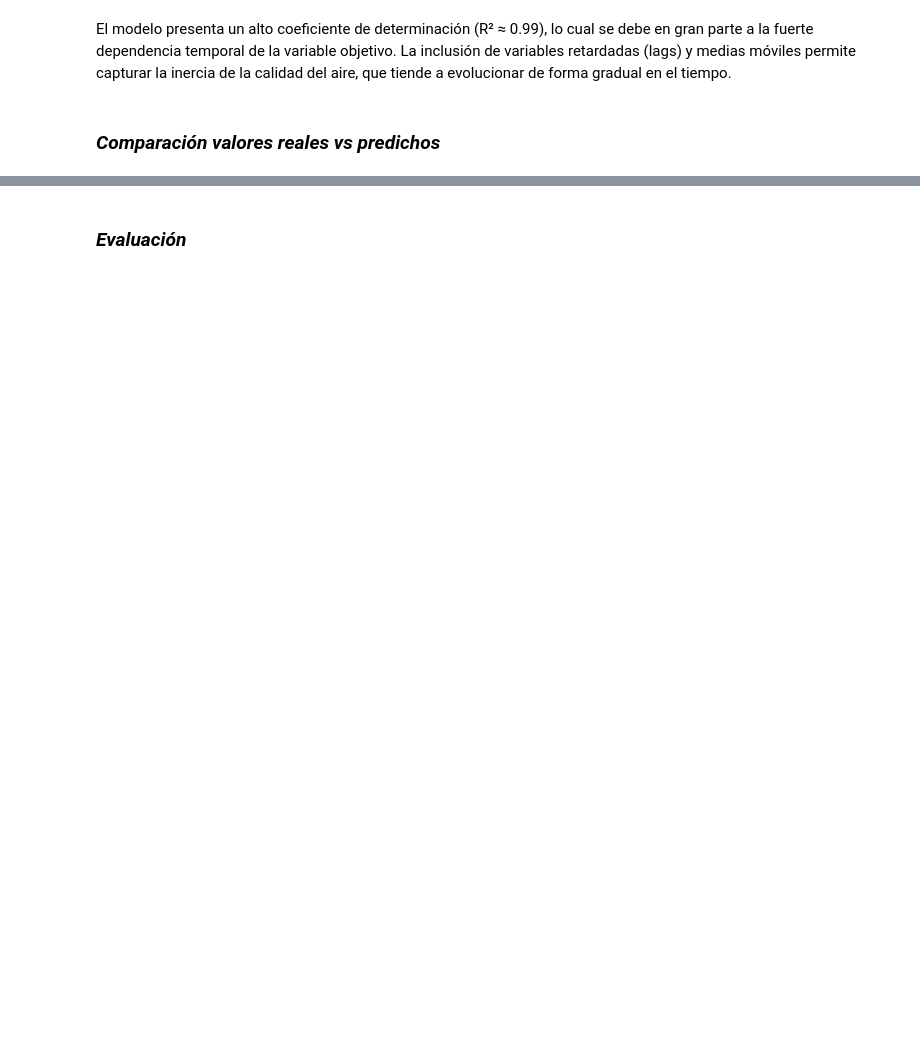
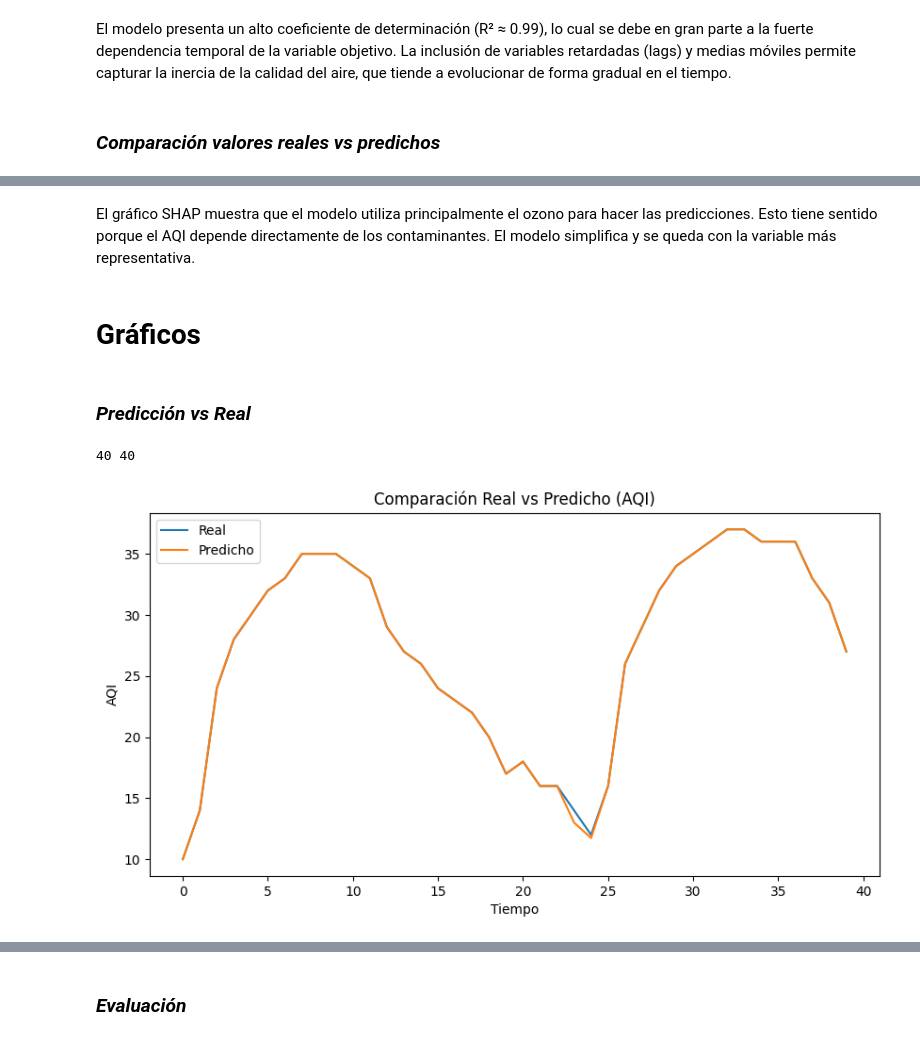
Before and after one commit to GuillenteN/Air-Quality-AI-Predictor, a Jupyter notebook: notebooks/proyecto.ipynb, the cells around one changed output, grey strips where cells are left out. Cells and saved outputs as stored; diff of their text form; code cells hidden in the pictures; blank space fills up the shorter version.

```diff
--- a/notebooks/proyecto.ipynb
+++ b/notebooks/proyecto.ipynb
@@ -763,0 +608,23 @@ y_pred = model.predict(X_test)
+# %% [markdown]
+El gráfico SHAP muestra que el modelo utiliza principalmente el ozono para hacer las predicciones. Esto tiene sentido porque el AQI depende directamente de los contaminantes. El modelo simplifica y se queda con la variable más representativa.
+# %% [markdown]
+# **Gráficos**
+# %% [markdown]
+### ***Predicción vs Real***
+# %%
+# Vuelve a predecir justo antes del gráfico
+y_pred = model.predict(X_test_scaled)
+
+print(len(y_test), len(y_pred))
+
+plt.figure(figsize=(10,5))
+plt.plot(y_test.values[:100], label="Real")
+plt.plot(y_pred[:100], label="Predicho")
+plt.legend()
+plt.title("Comparación Real vs Predicho (AQI)")
+plt.xlabel("Tiempo")
+plt.ylabel("AQI")
+plt.show()
+# %% [output]
+40 40
+[figure, added]
```
Also changed, not shown: parts of 131 cells of this notebook, 11 other files.
